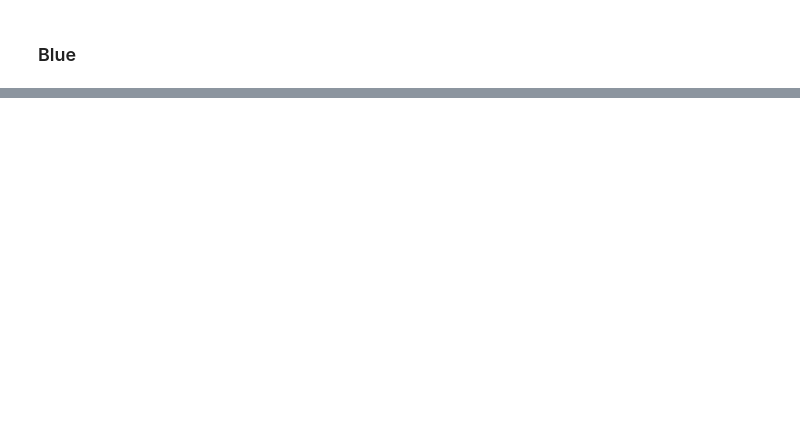
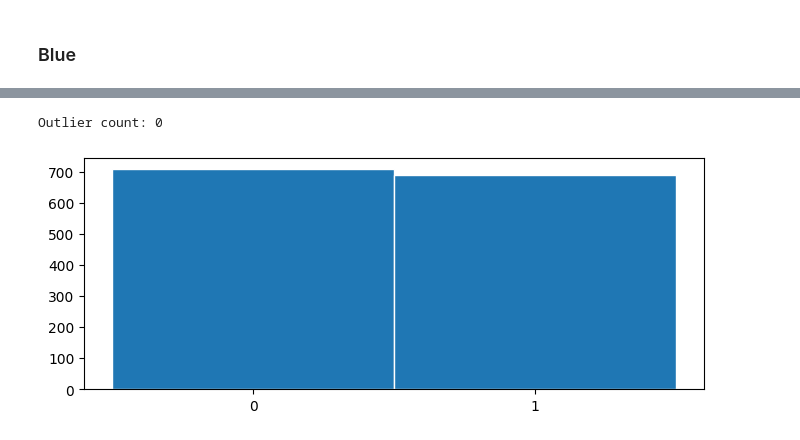
Before and after one commit to kevinjohn01/Tucil2_13521042_13521107, a Jupyter notebook: Tucil2_13521042_13521107.ipynb, the cells around one changed output, grey strips where cells are left out. Drawn from its saved outputs; the diff is of its cells as text; code cells hidden in the pictures; blank space fills up the shorter version.

```diff
--- a/Tucil2_13521042_13521107.ipynb
+++ b/Tucil2_13521042_13521107.ipynb
@@ -172,8 +196,8 @@ class NonnumericStatistics(BaseStatistics):
         fig, ax = plt.subplots()
         fig.set_size_inches(8,3)
 
-        _, bins, _ = ax.hist(self.col, bins=2, edgecolor='white')
-        ax.set_xticks(bins)
+        _, _, _ = ax.hist(self.col, bins=[(self.min - .5 + i) for i in range(len(self.freq_table) + 1)], edgecolor='white')
+        ax.set_xticks([k for k in self.freq_table.keys()])
 
     def _calc_mode(self) -> float:
         self.freq_table = {}
@@ -222,0 +273,4 @@ NonnumericStatistics('blue').stats()
+# %%
+# Statistik dasar
+col = NonnumericStatistics('blue')
+col.stats()
@@ -222,0 +291,10 @@ NonnumericStatistics('blue').stats()
+# %%
+# Outlier
+print(f'Outlier count: {col.count_outliers()}')
+# %% [output]
+Outlier count: 0
+# %%
+# Distribusi data
+col.visualize()
+# %% [output]
+[figure, added]
```
Also changed, not shown: parts of 121 cells of this notebook.
